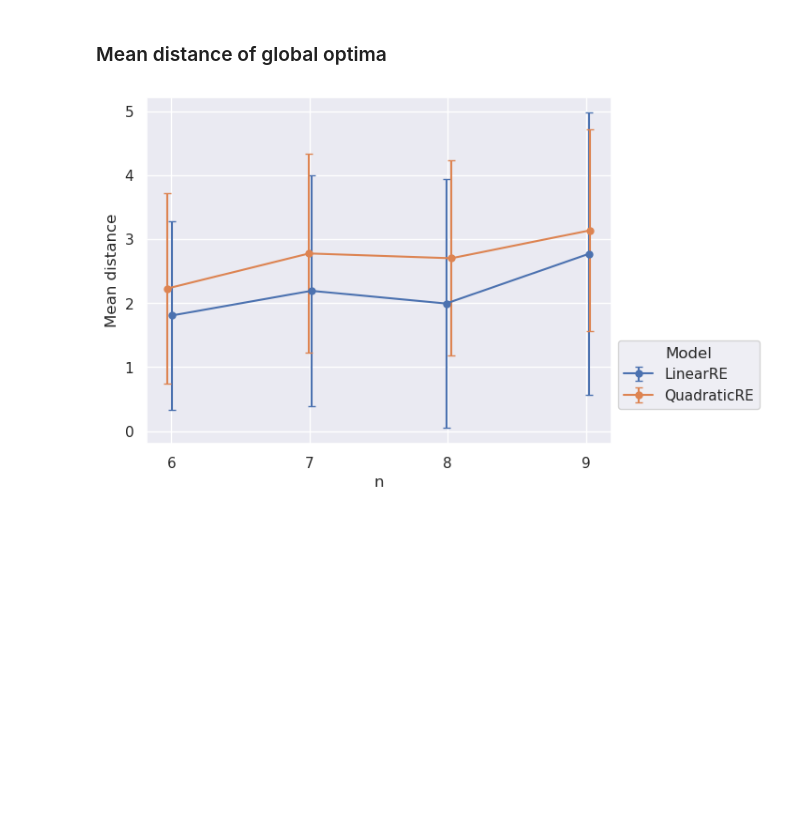
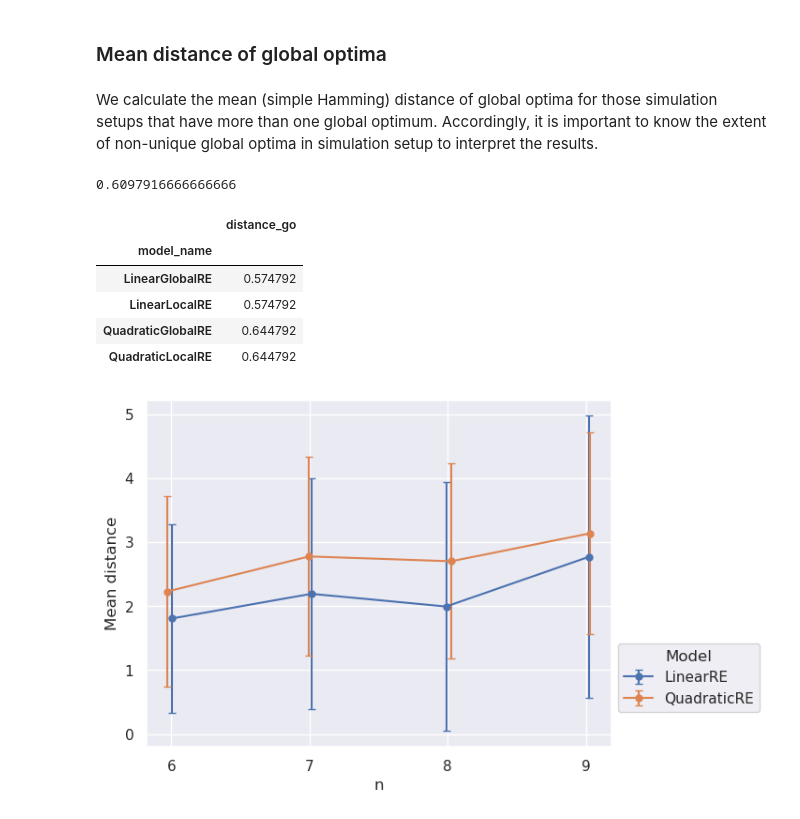
Before and after one commit to re-models/re-technical-report, a Jupyter notebook: notebooks/chapter_general-props.ipynb, the cells around one changed output. Saved outputs shown, nothing was run; the diff lists cells and outputs as text; code cells hidden in the pictures; blank space fills up the shorter version.

```diff
--- a/notebooks/chapter_general-props.ipynb
+++ b/notebooks/chapter_general-props.ipynb
@@ -306,4 +335,8 @@ heat_maps_by_weights(re_data = data_collapsed.loc[(data_collapsed['model_name']=
 [figure]
 # %% [markdown]
 ### Mean distance of global optima
+# %% [markdown]
+We calculate the mean (simple Hamming) distance of global optima for those simulation setups that
+have more than one global optimum. Accordingly, it is important to know the extent of non-unique global optima
+in simulation setup to interpret the results.
 # %%
@@ -313,5 +346,20 @@ re_data['distance_go'] = re_data.apply(lambda x: mean_simple_hamming_distance([g
 cols_group_branches = ['model_name','ds','init_coms', 'weight_account', 'weight_systematicity']
 data_collapsed = re_data.drop_duplicates(cols_group_branches)
+# %%
+# share of simulation setups that have more than one global optimum
+sum(data_collapsed['distance_go'].notna())/len(data_collapsed)
+# %% [output]
+0.6097916666666666
+# %%
+# share of simulation setups that have more than one global optimum (for each model)
+data_collapsed.groupby('model_name').agg({'distance_go': lambda x: sum(x.notna())/len(x)})
+# %% [output]
+|  | distance_go |
+| model_name |  |
+| LinearGlobalRE | 0.574792 |
+| LinearLocalRE | 0.574792 |
+| QuadraticGlobalRE | 0.644792 |
+| QuadraticLocalRE | 0.644792 |
 # %%
 # by model
 plot_multiple_error_bars(data=data_collapsed.loc[(data_collapsed['model_name']=='QuadraticGlobalRE') | (data_collapsed['model_name']=='LinearGlobalRE')],
```
Also changed, not shown: parts of 20 cells of this notebook.
